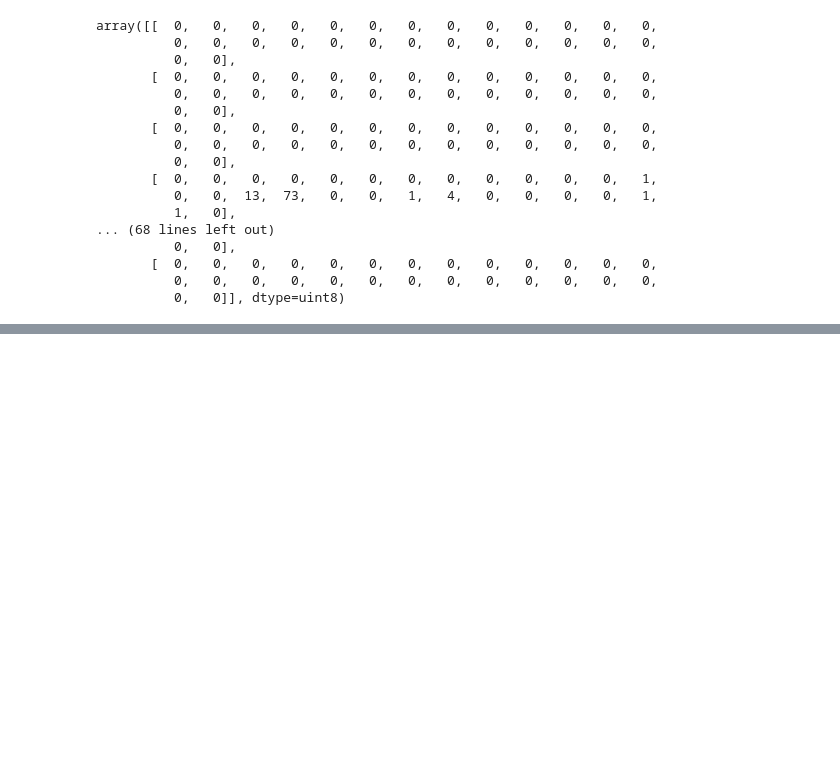
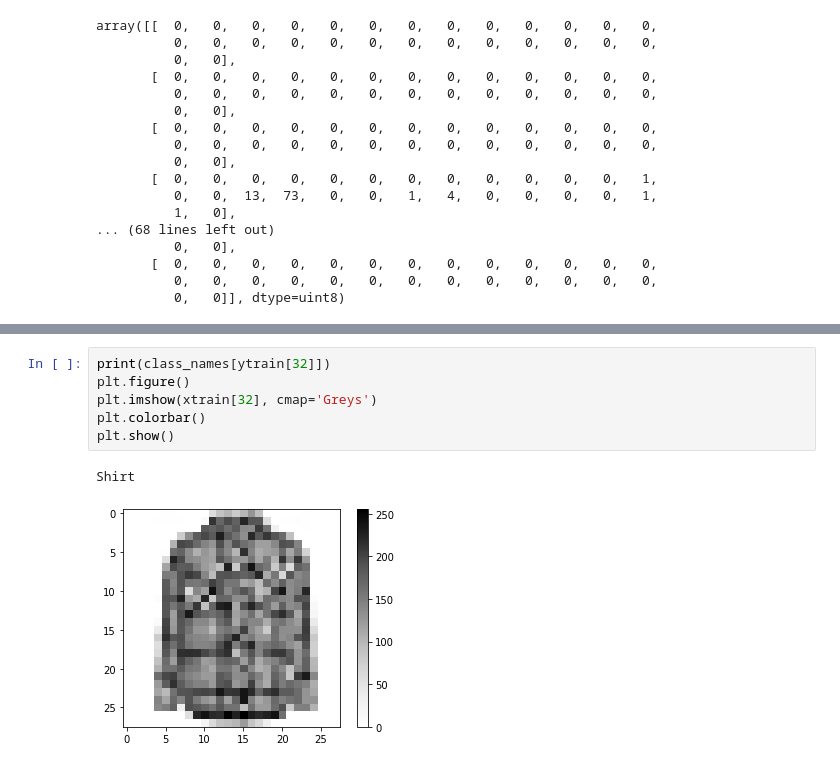
Before and after one commit to a-forty-two/cylons, a Jupyter notebook: 06_Keras_Classification.ipynb, the cells around one changed output, grey strips where cells are left out. Drawn from its saved outputs; the diff is of its cells as text; blank space fills up the shorter version.

```diff
--- a/06_Keras_Classification.ipynb
+++ b/06_Keras_Classification.ipynb
@@ -53,0 +62,9 @@ array([[  0,   0,   0,   0,   0,   0,   0,   0,   0,   0,   0,   0,   0,
+# %%
+print(class_names[ytrain[32]])
+plt.figure()
+plt.imshow(xtrain[32], cmap='Greys')
+plt.colorbar()
+plt.show()
+# %% [output]
+Shirt
+[figure, added]
```
Also changed, not shown: parts of 7 cells of this notebook.
